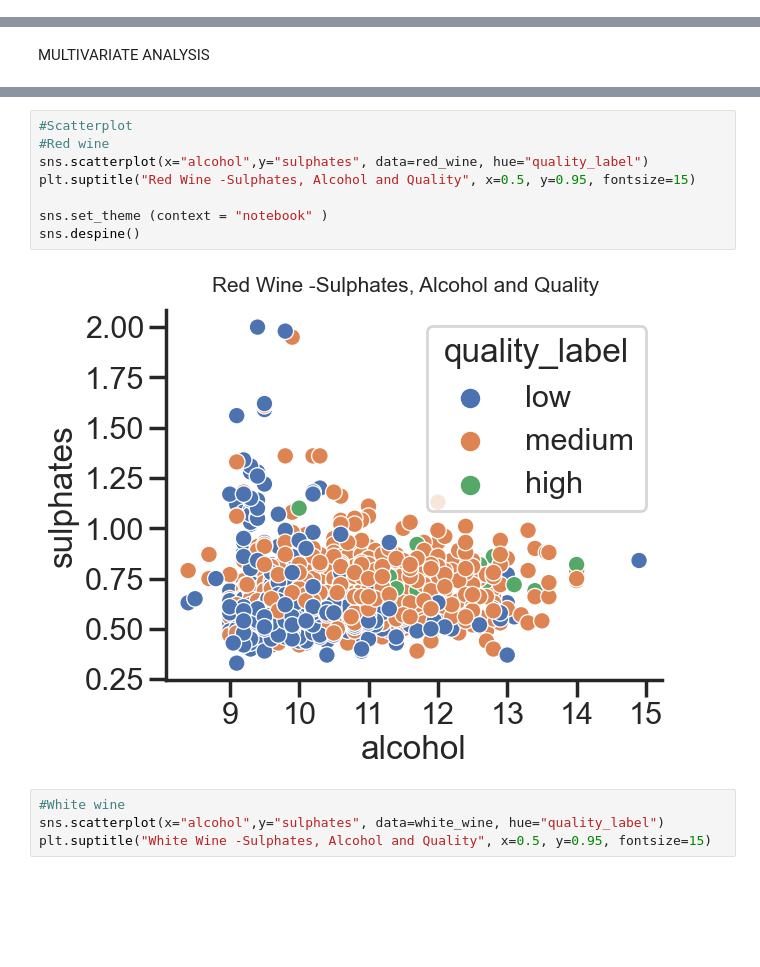
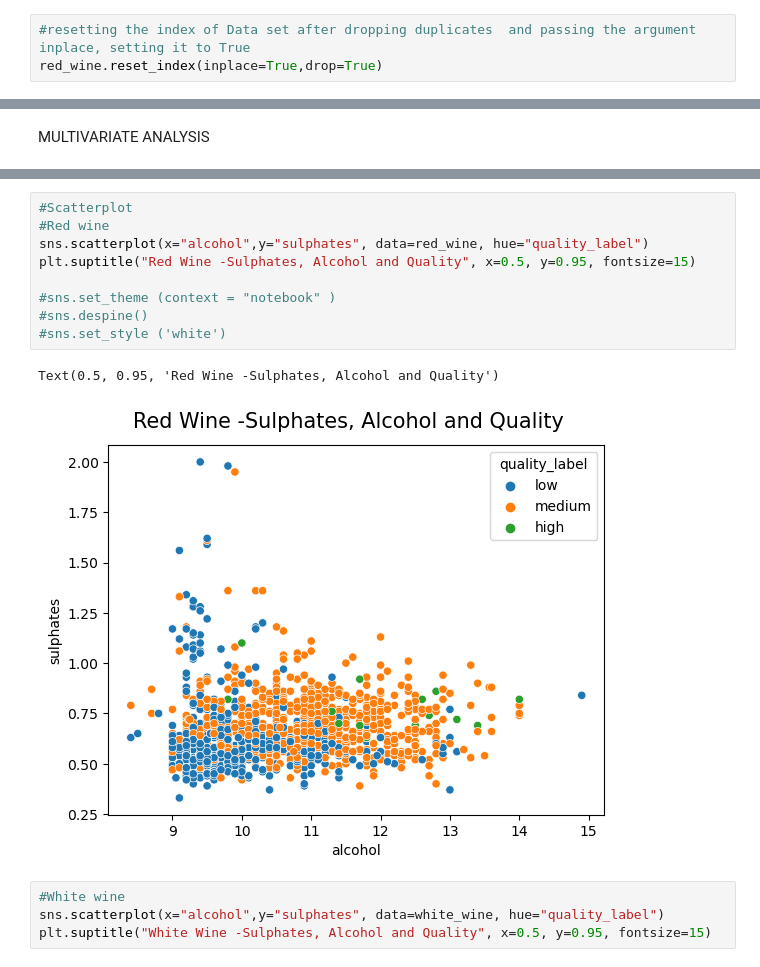
Before and after one commit to Godwin-Oti/Wine-Type-Analysis-and-Quality-Prediction-, a Jupyter notebook: Winery_project.ipynb, the cells around one changed output, grey strips where cells are left out. Drawn from its saved outputs; the diff is of its cells as text; blank space fills up the shorter version.

```diff
--- a/Winery_project.ipynb
+++ b/Winery_project.ipynb
@@ -62,6 +65,9 @@ Data columns (total 12 columns):
  11  quality               1359 non-null   int64
 dtypes: float64(11), int64(1)
 memory usage: 138.0 KB
+# %%
+#resetting the index of Data set after dropping duplicates  and passing the argument inplace, setting it to True
+red_wine.reset_index(inplace=True,drop=True)
 # %%
 red_wine
 # %% [output]
@@ -844,13 +978,15 @@ Text(0.6, 1, 'White Wine Sulphates - Quality')
 # %%
 #Scatterplot
 #Red wine
 sns.scatterplot(x="alcohol",y="sulphates", data=red_wine, hue="quality_label")
 plt.suptitle("Red Wine -Sulphates, Alcohol and Quality", x=0.5, y=0.95, fontsize=15)
 
-sns.set_theme (context = "notebook" )
-sns.despine()
+#sns.set_theme (context = "notebook" )
+#sns.despine()
+#sns.set_style ('white')
 # %% [output]
+Text(0.5, 0.95, 'Red Wine -Sulphates, Alcohol and Quality')
-[figure, old version]
+[figure, new version]
 # %%
 #White wine
 sns.scatterplot(x="alcohol",y="sulphates", data=white_wine, hue="quality_label")
```
Also changed, not shown: parts of 58 cells of this notebook.
